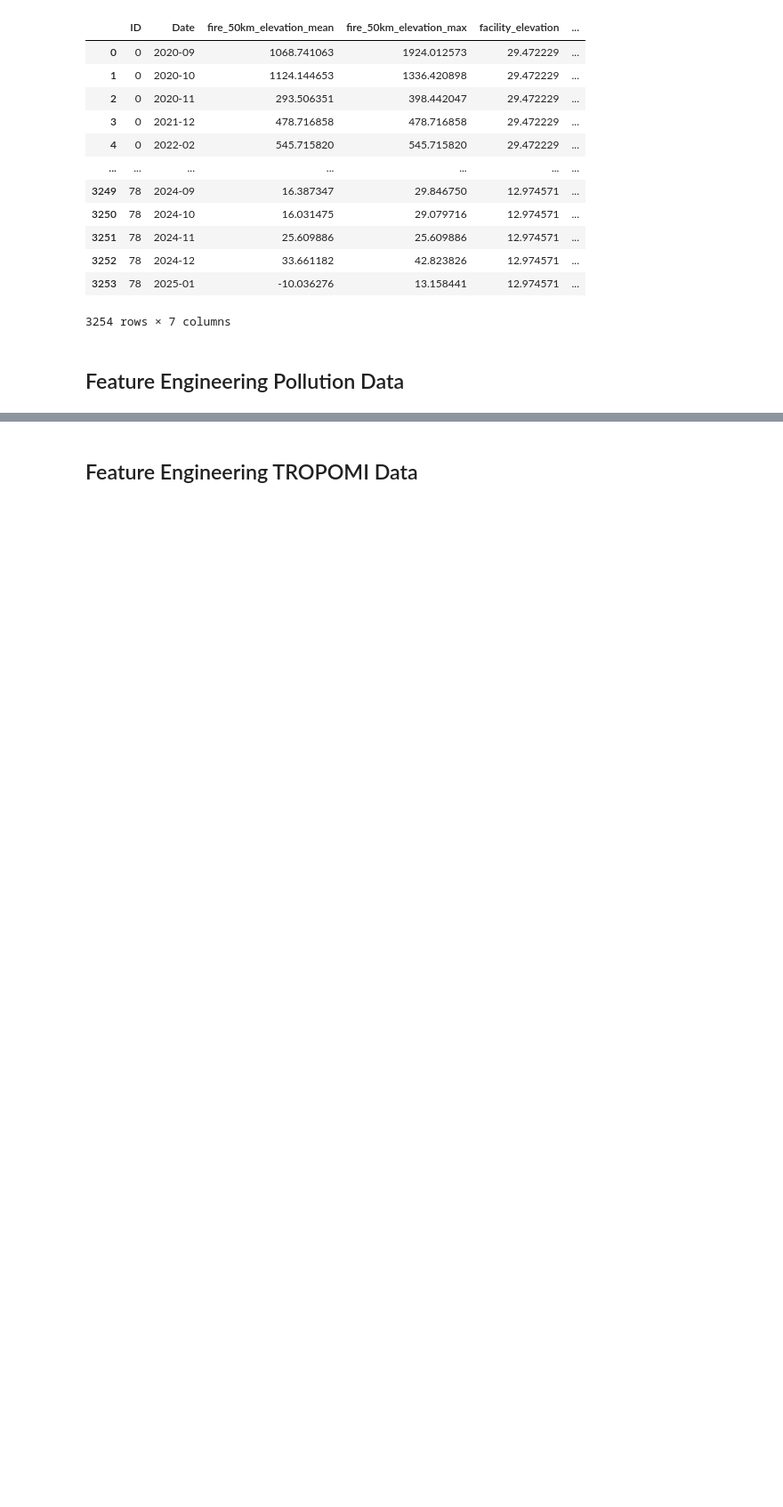
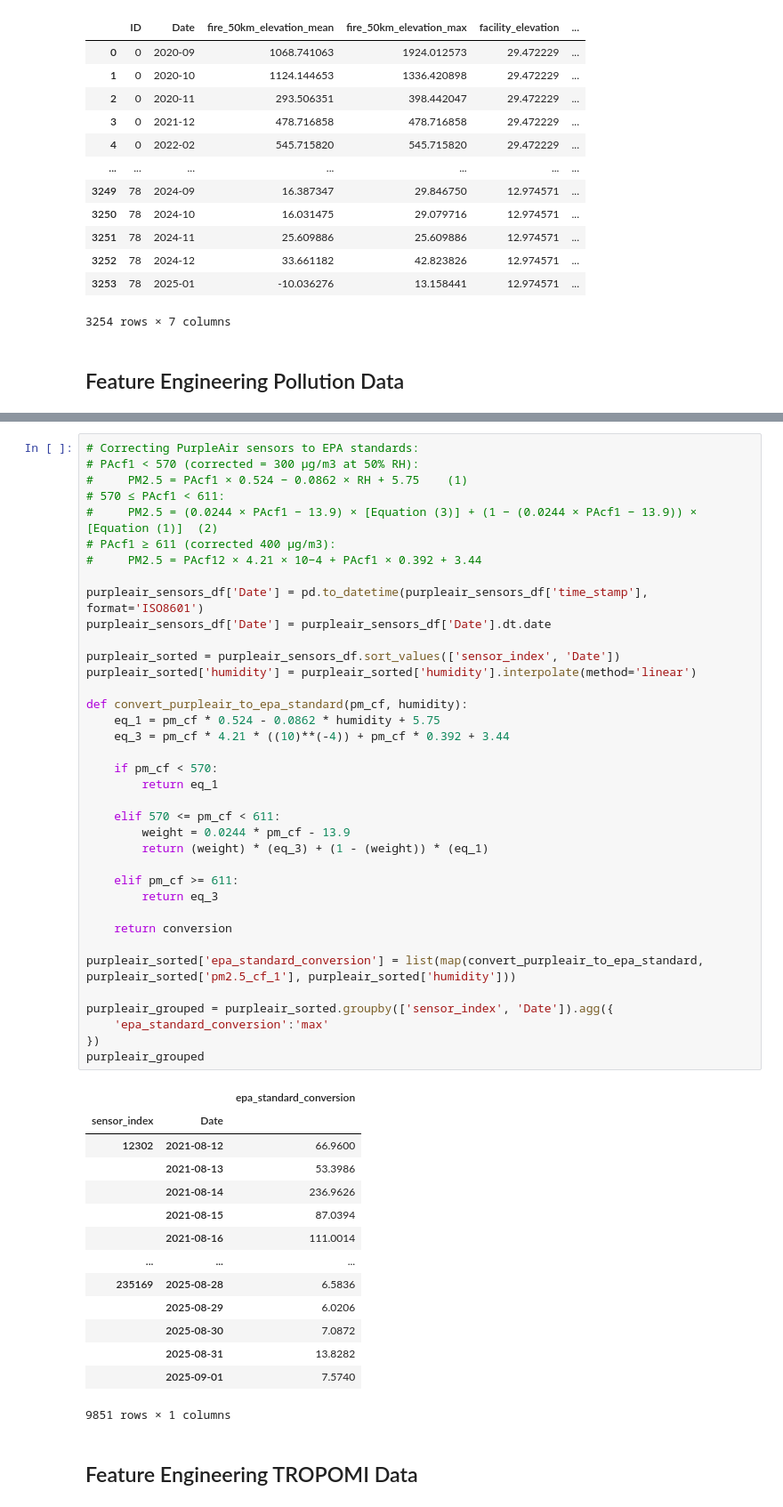
Before and after one commit to allisonsibrian/ca-wildfire-pollution-prison-project, a Jupyter notebook: ca_wildfire_feature_engineering.ipynb, the cells around one changed output, grey strips where cells are left out. Shown at 89% size. Saved outputs shown, nothing was run; the diff lists cells and outputs as text; blank space fills up the shorter version.

```diff
--- a/ca_wildfire_feature_engineering.ipynb
+++ b/ca_wildfire_feature_engineering.ipynb
@@ -469,2 +546,54 @@ epa_fac_agg_df
+# %%
+# Correcting PurpleAir sensors to EPA standards:
+# PAcf1 < 570 (corrected = 300 µg/m3 at 50% RH):
+#     PM2.5 = PAcf1 × 0.524 − 0.0862 × RH + 5.75	(1)
+# 570 ≤ PAcf1 < 611:
+#     PM2.5 = (0.0244 × PAcf1 − 13.9) × [Equation (3)] + (1 − (0.0244 × PAcf1 − 13.9)) × [Equation (1)]	(2)
+# PAcf1 ≥ 611 (corrected 400 µg/m3):
+#     PM2.5 = PAcf12 × 4.21 × 10−4 + PAcf1 × 0.392 + 3.44
+
+purpleair_sensors_df['Date'] = pd.to_datetime(purpleair_sensors_df['time_stamp'], format='ISO8601')
+purpleair_sensors_df['Date'] = purpleair_sensors_df['Date'].dt.date
+
+purpleair_sorted = purpleair_sensors_df.sort_values(['sensor_index', 'Date'])
+purpleair_sorted['humidity'] = purpleair_sorted['humidity'].interpolate(method='linear')
+
+def convert_purpleair_to_epa_standard(pm_cf, humidity):
+    eq_1 = pm_cf * 0.524 - 0.0862 * humidity + 5.75
+    eq_3 = pm_cf * 4.21 * ((10)**(-4)) + pm_cf * 0.392 + 3.44
+
+    if pm_cf < 570:
+        return eq_1
+
+    elif 570 <= pm_cf < 611:
+        weight = 0.0244 * pm_cf - 13.9
+        return (weight) * (eq_3) + (1 - (weight)) * (eq_1)
+
+    elif pm_cf >= 611:
+        return eq_3
+
+    return conversion
+
+purpleair_sorted['epa_standard_conversion'] = list(map(convert_purpleair_to_epa_standard, purpleair_sorted['pm2.5_cf_1'], purpleair_sorted['humidity']))
+
+purpleair_grouped = purpleair_sorted.groupby(['sensor_index', 'Date']).agg({
+    'epa_standard_conversion':'max'
+})
+purpleair_grouped
+# %% [output]
+|  |  | epa_standard_conversion |
+| sensor_index | Date |  |
+| 12302 | 2021-08-12 | 66.9600 |
+|  | 2021-08-13 | 53.3986 |
+|  | 2021-08-14 | 236.9626 |
+|  | 2021-08-15 | 87.0394 |
+|  | 2021-08-16 | 111.0014 |
+| ... | ... | ... |
+| 235169 | 2025-08-28 | 6.5836 |
+|  | 2025-08-29 | 6.0206 |
+|  | 2025-08-30 | 7.0872 |
+|  | 2025-08-31 | 13.8282 |
+|  | 2025-09-01 | 7.5740 |
+9851 rows × 1 columns
 # %% [markdown]
 ## Feature Engineering TROPOMI Data
```
Also changed, not shown: parts of 6 cells of this notebook.
